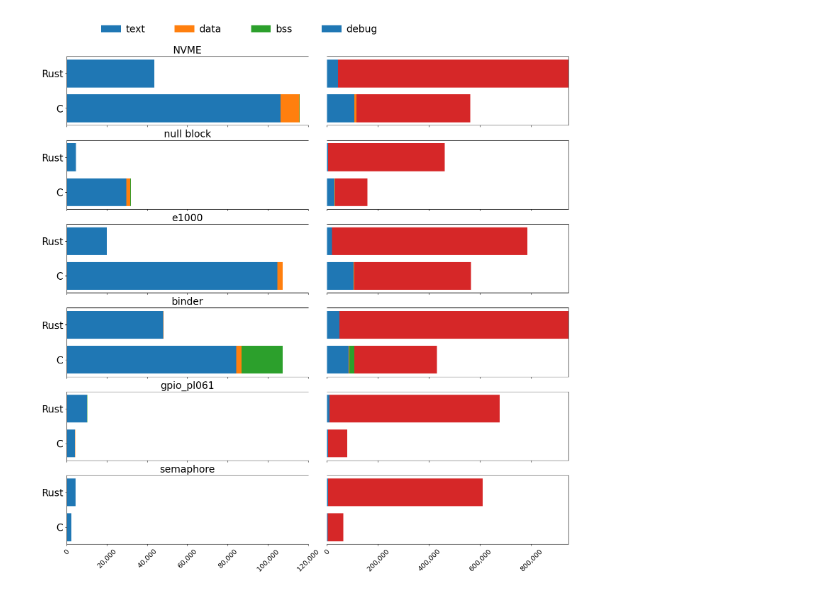
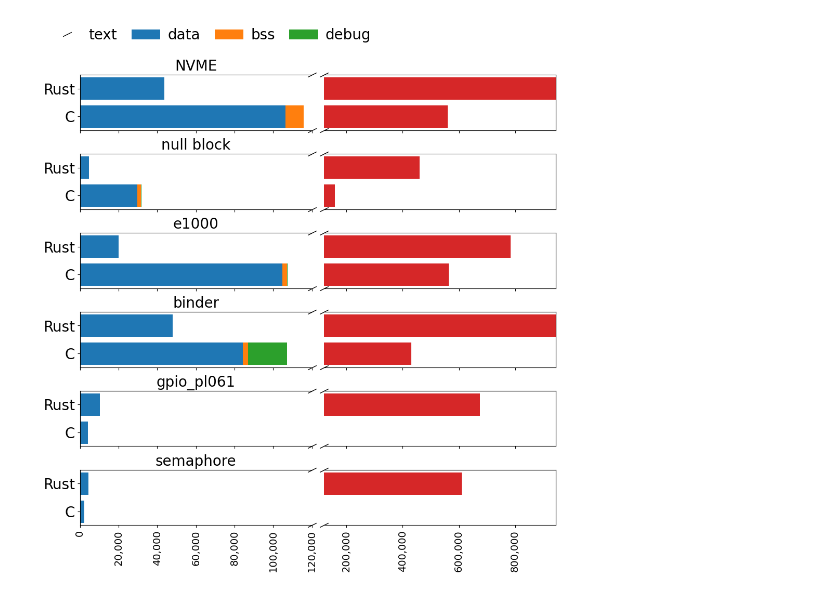
Before and after one commit to Richardhongyu/rfl_empirical_tools, a Jupyter notebook: figures_ppt/figure8.ipynb, the cells around one changed output. Cells and saved outputs as stored; diff of their text form; code cells hidden in the pictures.

```diff
--- a/figures_ppt/figure8.ipynb
+++ b/figures_ppt/figure8.ipynb
@@ -31,14 +31,14 @@ driver_name = ['NVME', 'null block', 'e1000', 'binder', 'gpio_pl061', 'semaphore
 binary_size = ['text', 'data', 'bss', 'debug']
 # color = ['black', 'silver', 'grey', 'white']
 
-fig, axs = plt.subplots(6,2,dpi=100, sharey=True, figsize=(15,15))
+fig, axs = plt.subplots(6,2,dpi=100, sharey=True, figsize=(10,10))
 fig.subplots_adjust(wspace=1)
 labels = ['C','Rust']
 y_pos = np.arange(len(labels))
 d = .5  # proportion of vertical to horizontal extent of the slanted line
 kwargs = dict(marker=[(-1, -d), (1, d)], markersize=12,
               linestyle="none", color='k', mec='k', mew=1, clip_on=False)
-left = np.zeros(2)
+# left = np.zeros(2)
 # axs[0,0].barh(y_pos, [c[0][0],rust[0][0]], left=left, label=binary_size[0])
 # left += [c[0][0],rust[0][0]]
 # axs[0,0].barh(y_pos, [c[0][1],rust[0][1]], left=left, label=binary_size[1])
@@ -56,12 +56,13 @@ left = np.zeros(2)
 # left += [c[0][2],rust[0][2]]
 # axs[0,1].barh(y_pos, [c[0][3],rust[0][3]], left=left, label=binary_size[3])
 
-# sum_c = np.sum(c[0][:3])
-# sum_rust = np.sum(rust[0][:3])
-# x_lim = max(sum_c, sum_rust)
-# x_lim_end = max(c[0][3], rust[0][3])
-# axs[0,0].set_xlim(0, x_lim)
-# axs[0,1].set_xlim(x_lim, x_lim_end)
+sum_c = np.sum(c[0][:3])
+sum_rust = np.sum(rust[0][:3])
+x_lim = max(sum_c, sum_rust)
+x_lim_end = max(c[0][3], rust[0][3])
+axs[0,0].set_xlim(0, x_lim)
+axs[0,1].set_xlim(x_lim, x_lim_end)
+bars = []
 
 for i in range(6):
     sum_c = np.sum(c[i][:3])
@@ -70,25 +71,28 @@ for i in range(6):
     x_lim_end = max(c[0][3], rust[0][3])
     x_lim = 12_0000
     axs[i,0].set_xlim(0, x_lim)
-    axs[i,1].set_xlim(0, x_lim_end)
+    axs[i,1].set_xlim(x_lim, x_lim_end)
     axs[i,0].set_yticks(y_pos, labels=labels, size=20)
     axs[i,0].set_title(driver_name[i], size=20)
     axs[i,0].spines['right'].set_visible(False)
     axs[i,1].spines['left'].set_visible(False)
     axs[i,1].get_yaxis().set_visible(False)
-    # axs[i,0].plot([0, 1], [1, 0], transform=ax.transAxes, **kwargs)
-    # axs[i,1].plot([0, 0], [0, 1], transform=ax.transAxes, **kwargs)
+    axs[i,0].plot([1, 1], [1, 0], transform=axs[i,0].transAxes, **kwargs)
+    axs[i,1].plot([0, 0], [0, 1], transform=axs[i,1].transAxes, **kwargs)
     for j in range(2):
         left = np.zeros(2)
         ax = axs[i,j]
-        ax.tick_params(axis='x',rotation=45, labelsize=14)
+        ax.tick_params(axis='x',rotation=90, labelsize=14)
         ax.xaxis.set_major_formatter(FuncFormatter(comma_formatter))
         for k in range(4):
             if j == 0 and k == 3:
                 break
-            ax.barh(y_pos, [c[i][k],rust[i][k]], left=left)
+            bar = ax.barh(y_pos, [c[i][k],rust[i][k]], left=left, label=binary_size[k])
+            # if len(bars) < 4:
+            bars.append(bar)
             left += [c[i][k],rust[i][k]]
             ax.label_outer()
+        # ax.legend(bars)
 
 # for line, ax_line in enumerate(axs):
 #     for col, ax in enumerate(ax_line):
@@ -99,32 +103,33 @@ for i in range(6):
 #             sum_c = np.sum(c_data[:3])
 #             sum_rust = np.sum(rust_data[:3])
 #             x_lim = max(sum_c, sum_rust)
 #             x_lim_end = max(c_data[3], rust_data[3])
 #             for j in range(len(binary_size)):
 #                 if col != 1:
 #                     ax.set_yticks(y_pos, labels=labels)
 #                     ax.set_title(driver_name[(line + 1) * (col + 1) - 1])
 #                     ax.spines['right'].set_visible(False)
 #                     # ax.plot([1, 1], [1, 0], transform=ax.transAxes, **kwargs)
 #                     # ax.set_xlim(0, x_lim)
 #                 else:
 #                     ax.spines['left'].set_visible(False)
 #                     ax.get_yaxis().set_visible(False)
 #                     # ax.plot([0, 0], [0, 1], transform=ax.transAxes, **kwargs)
 #                     # ax.set_xlim(x_lim, x_lim_end)
 #                 for i in range(len(driver_name)):
 #                     c_data = c[i]
 #                     rust_data = rust[i]
 #                     for j in range(len(binary_size)):
 #                         ax.barh(y_pos, [c_data[j],rust_data[j]], left=left)
 #                         left += np.array([c_data[j],rust_data[j]])
 
 #                 ax.label_outer()
 #                 ax.tick_params(axis='x',rotation=45)
 #                 ax.xaxis.set_major_formatter(FuncFormatter(comma_formatter))
 
-fig.legend(labels=binary_size, ncol=4, frameon=False, loc="lower left", bbox_to_anchor=(0.1, 1), fontsize=20, columnspacing=3, handletextpad=0.5)
+# print(bars)
+fig.legend(bars, labels=binary_size, ncol=4, frameon=False, loc="lower left", bbox_to_anchor=(0, 1), fontsize=20, columnspacing=1, handletextpad=0.5)
 fig.tight_layout(pad=0.5)
 fig.savefig('./figure8.pdf', bbox_inches="tight")
 # %% [output]
-[figure, old version]
+[figure, new version]
```
Also changed, not shown: 1 other file.
